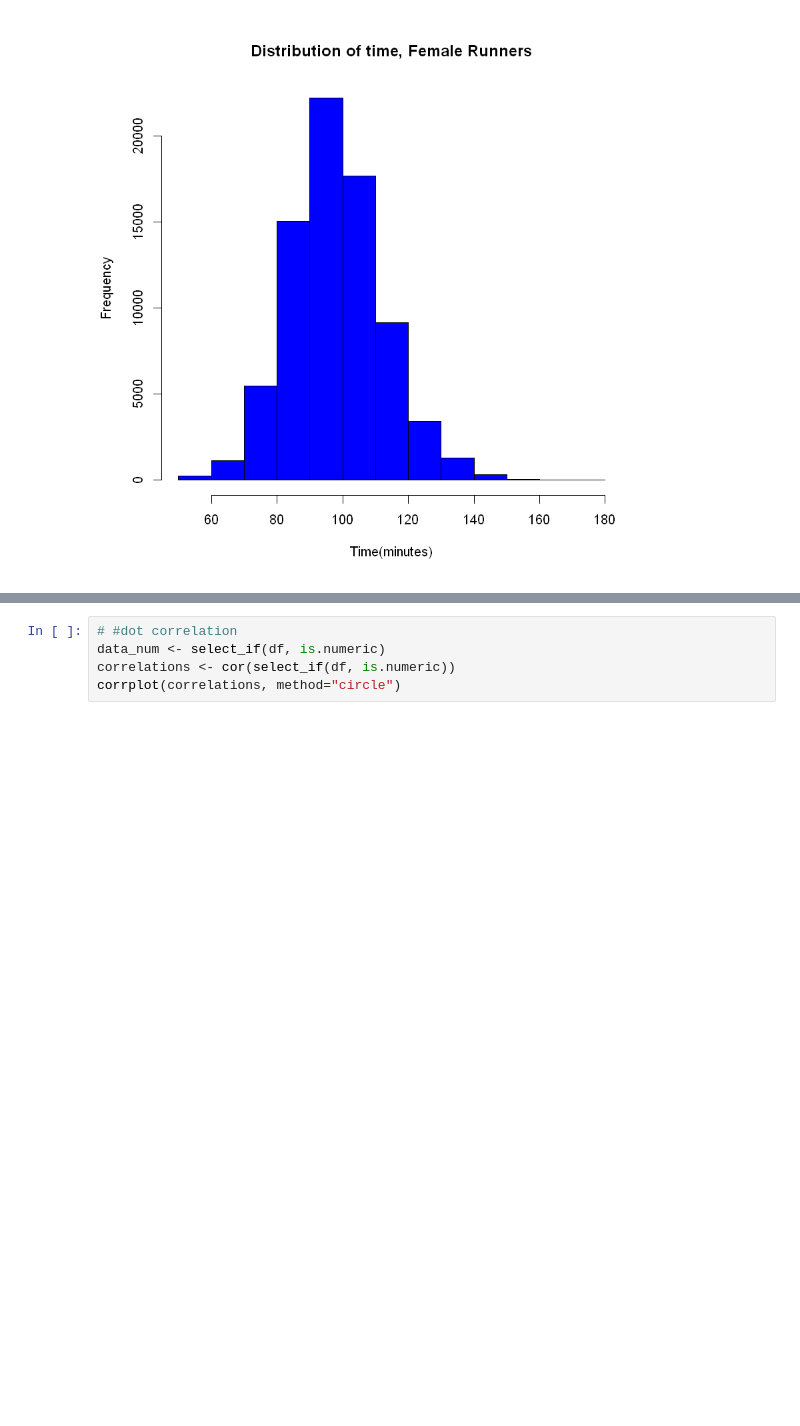
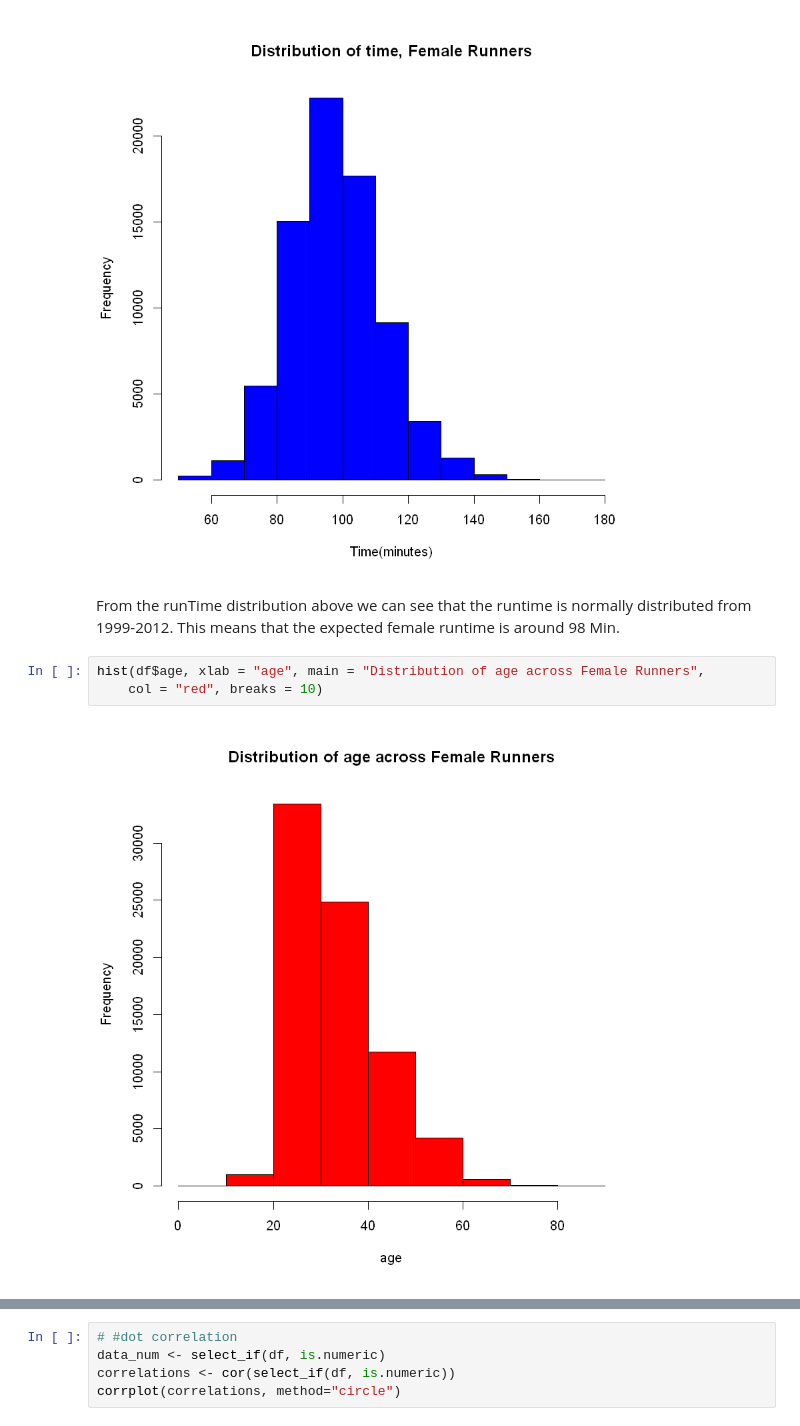
Before and after one commit to DrewLarsen2757/SMU_QTW, a Jupyter notebook: CASE_STUDY_4/Rikel_EDA_basic.ipynb, the cells around one changed output, grey strips where cells are left out. Drawn from its saved outputs; the diff is of its cells as text; blank space fills up the shorter version.

```diff
--- a/CASE_STUDY_4/Rikel_EDA_basic.ipynb
+++ b/CASE_STUDY_4/Rikel_EDA_basic.ipynb
@@ -98,3 +125,10 @@ hist(df$runTime, xlab = "Time(minutes)", main = "Distribution of time, Female Ru
     col = "blue", breaks = 10)
 # %% [output]
 [figure]
+# %% [markdown]
+From the runTime distribution above we can see  that the runtime is normally distributed from 1999-2012. This means that  the expected female runtime is around 98 Min.
+# %%
+hist(df$age, xlab = "age", main = "Distribution of age across Female Runners",
+    col = "red", breaks = 10)
+# %% [output]
+[figure, added]
```
Also changed, not shown: parts of 19 cells of this notebook, 1 other file.
